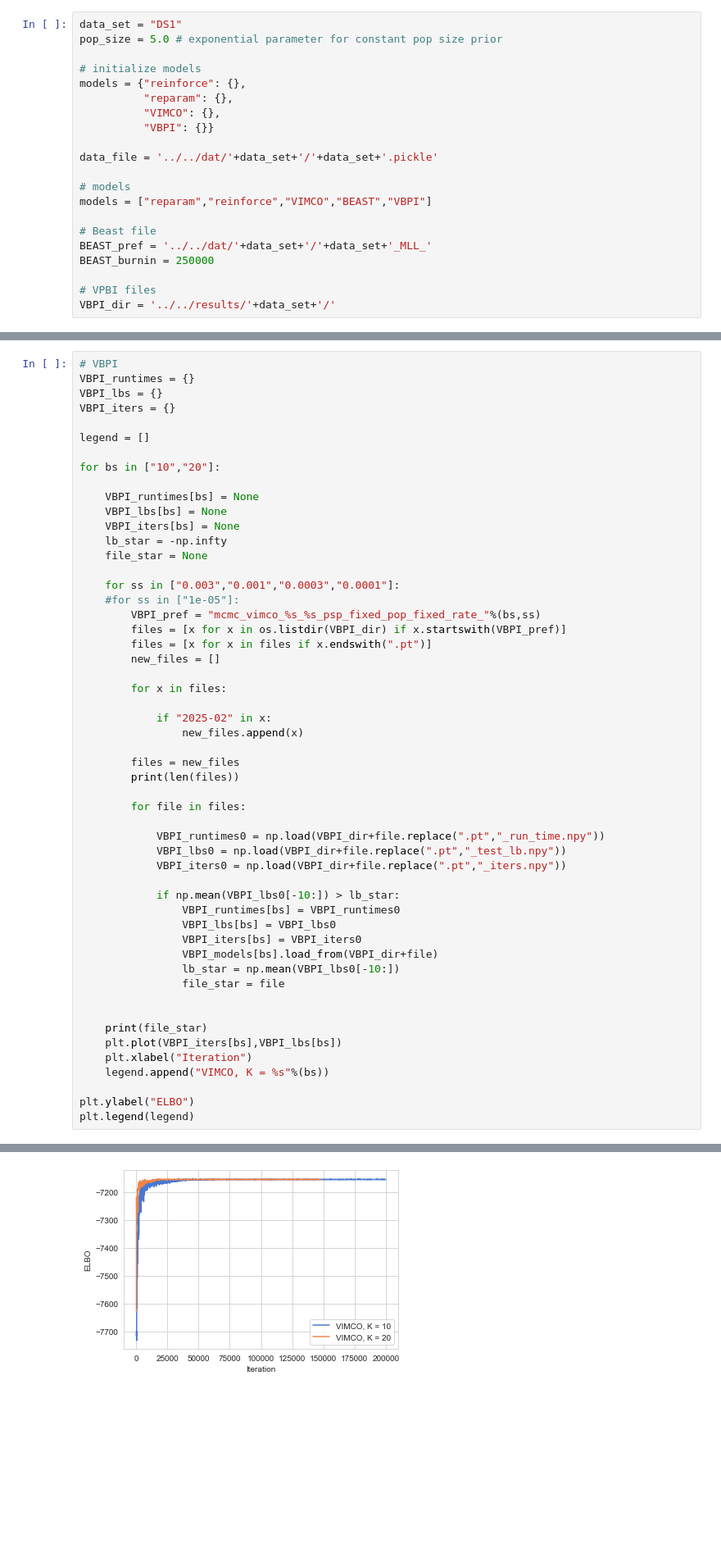
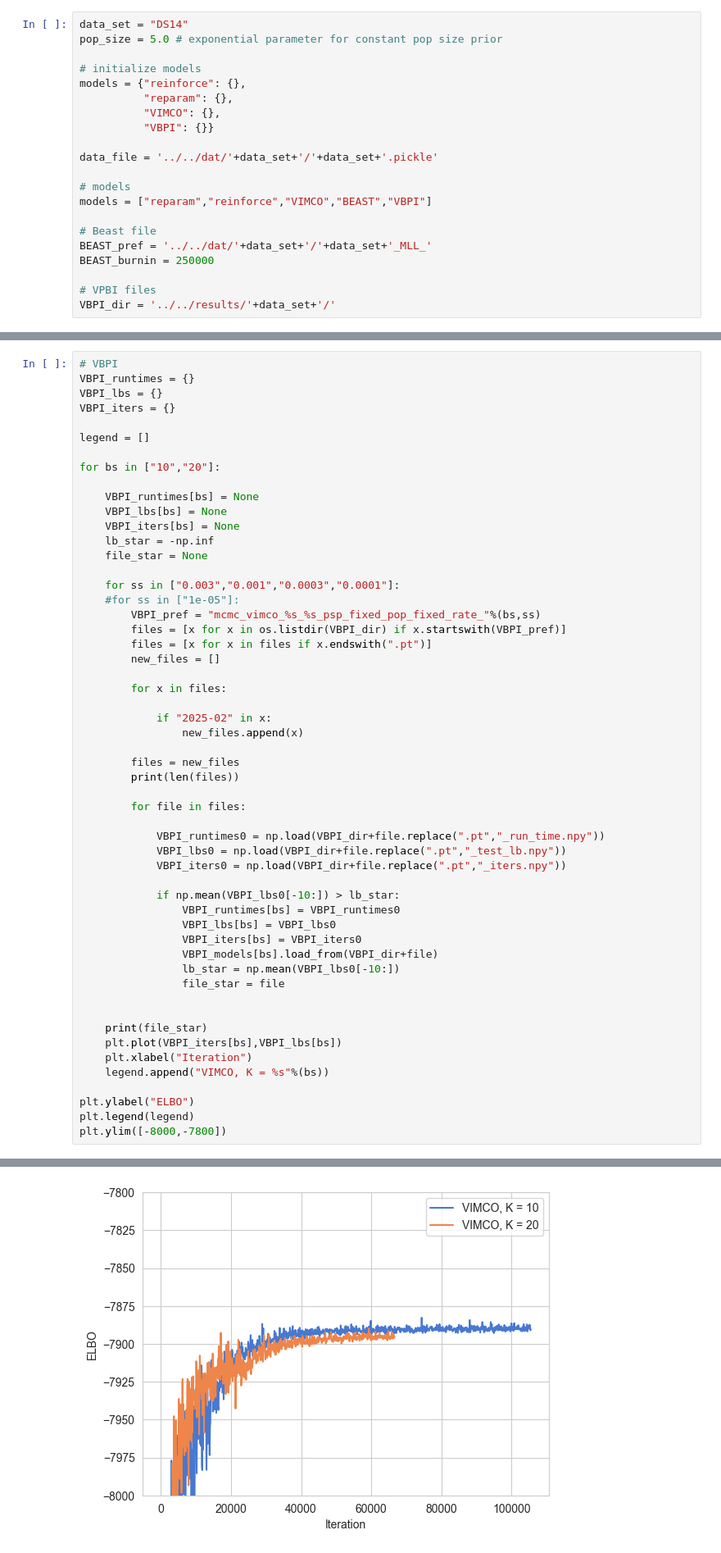
Before and after one commit to EvanSidrow/VIPR, a Jupyter notebook: src/plot_results/make_pickles.ipynb, the cells around one changed output, grey strips where cells are left out. Shown at 82% size. Saved outputs shown, nothing was run; the diff lists cells and outputs as text; blank space fills up the shorter version.

```diff
--- a/src/plot_results/make_pickles.ipynb
+++ b/src/plot_results/make_pickles.ipynb
@@ -42,7 +42,7 @@ np.random.seed(0)
 # %% [markdown]
 # Plot by Dataset
 # %%
-data_set = "DS1"
+data_set = "DS14"
 pop_size = 5.0 # exponential parameter for constant pop size prior
 
 # initialize models
@@ -103,7 +103,7 @@ for bs in ["10","20"]:
     VBPI_runtimes[bs] = None
     VBPI_lbs[bs] = None
     VBPI_iters[bs] = None
-    lb_star = -np.infty
+    lb_star = -np.inf
     file_star = None
 
     for ss in ["0.003","0.001","0.0003","0.0001"]:
@@ -143,4 +143,5 @@ for bs in ["10","20"]:
 
 plt.ylabel("ELBO")
 plt.legend(legend)
+plt.ylim([-8000,-7800])
 # %% [output]
@@ -158,4 +159,4 @@ mcmc_vimco_20_0.003_psp_fixed_pop_fixed_rate_3_2025-02-23_04-13-06.pt
-[figure, old version]
+[figure, new version]
 # %%
 # BEAST
 def load_beast(data_set,i,burnin):
```
Also changed, not shown: parts of 7 cells of this notebook, 7 other files.
